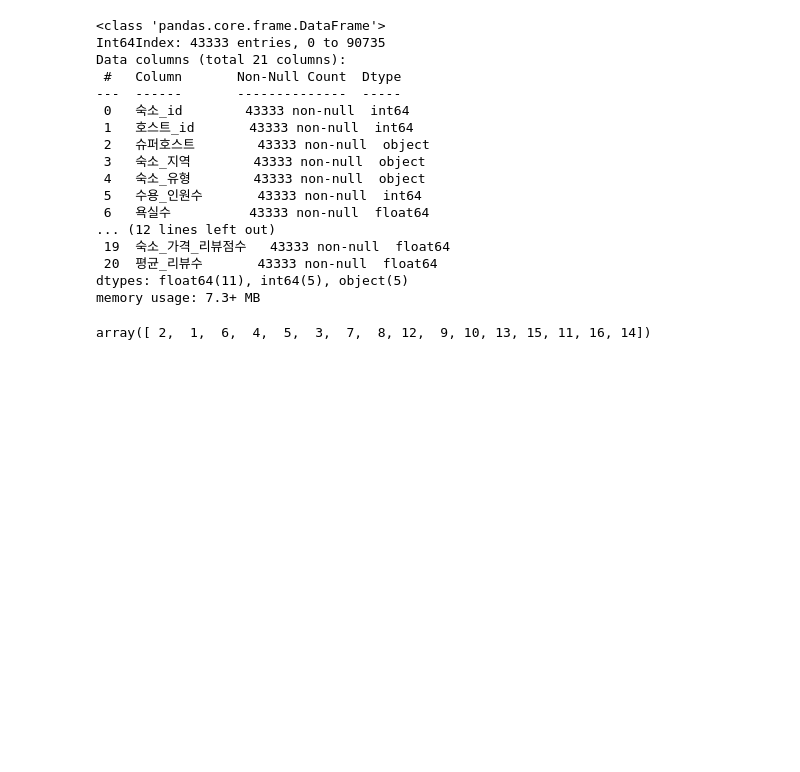
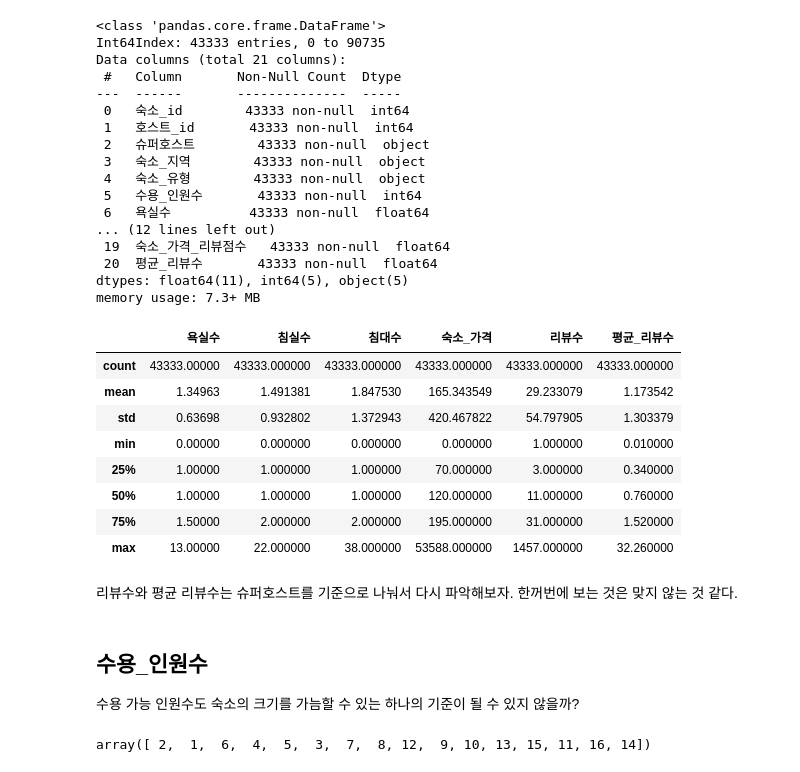
Before and after one commit to minseokpark6/WeeklyProject_Group3, a Jupyter notebook: Code/MinseokPark/가격_관계분석_런던.ipynb, the cells around one changed output. Saved outputs shown, nothing was run; the diff lists cells and outputs as text; code cells hidden in the pictures; blank space fills up the shorter version.

```diff
--- a/Code/MinseokPark/가격_관계분석_런던.ipynb
+++ b/Code/MinseokPark/가격_관계분석_런던.ipynb
@@ -630,6 +642,23 @@ Data columns (total 21 columns):
  20  평균_리뷰수       43333 non-null  float64
 dtypes: float64(11), int64(5), object(5)
 memory usage: 7.3+ MB
+# %%
+london_lists[['욕실수', '침실수', '침대수', '숙소_가격', '리뷰수', '평균_리뷰수']].describe()
+# %% [output]
+|  | 욕실수 | 침실수 | 침대수 | 숙소_가격 | 리뷰수 | 평균_리뷰수 |
+| count | 43333.00000 | 43333.000000 | 43333.000000 | 43333.000000 | 43333.000000 | 43333.000000 |
+| mean | 1.34963 | 1.491381 | 1.847530 | 165.343549 | 29.233079 | 1.173542 |
+| std | 0.63698 | 0.932802 | 1.372943 | 420.467822 | 54.797905 | 1.303379 |
+| min | 0.00000 | 0.000000 | 0.000000 | 0.000000 | 1.000000 | 0.010000 |
+| 25% | 1.00000 | 1.000000 | 1.000000 | 70.000000 | 3.000000 | 0.340000 |
+| 50% | 1.00000 | 1.000000 | 1.000000 | 120.000000 | 11.000000 | 0.760000 |
+| 75% | 1.50000 | 2.000000 | 2.000000 | 195.000000 | 31.000000 | 1.520000 |
+| max | 13.00000 | 22.000000 | 38.000000 | 53588.000000 | 1457.000000 | 32.260000 |
+# %% [markdown]
+리뷰수와 평균 리뷰수는 슈퍼호스트를 기준으로 나눠서 다시 파악해보자. 한꺼번에 보는 것은 맞지 않는 것 같다.
+# %% [markdown]
+## 수용_인원수
+수용 가능 인원수도 숙소의 크기를 가늠할 수 있는 하나의 기준이 될 수 있지 않을까?
 # %%
 london_lists['수용_인원수'].unique()
 # %% [output]
```
Also changed, not shown: parts of 37 cells of this notebook.
